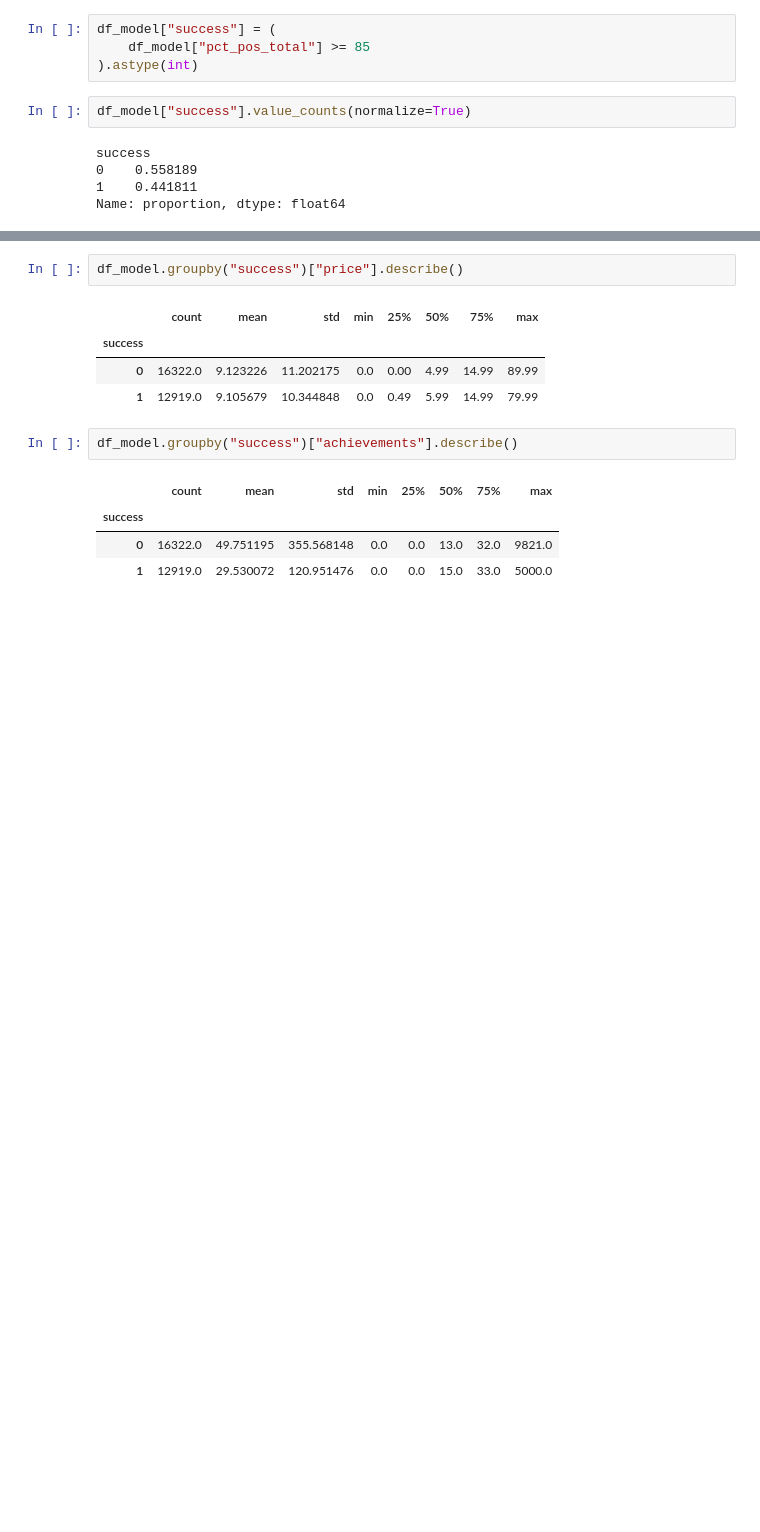
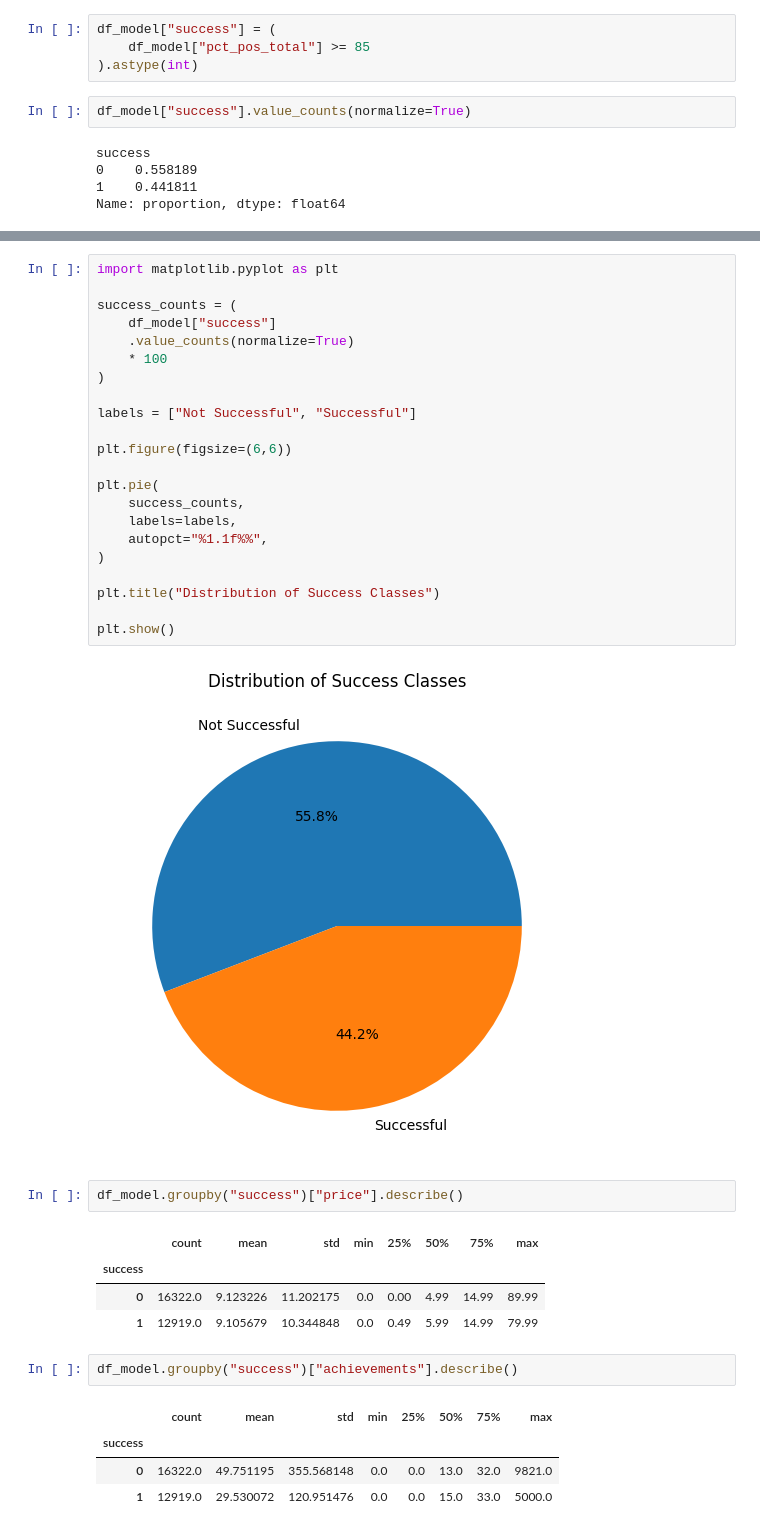
Before and after one commit to emilioano/AppliedAI, a Jupyter notebook: steam_decision_trees/steam_nick.ipynb, the cells around one changed output, grey strips where cells are left out. Saved outputs shown, nothing was run; the diff lists cells and outputs as text; blank space fills up the shorter version.

```diff
--- a/steam_decision_trees/steam_nick.ipynb
+++ b/steam_decision_trees/steam_nick.ipynb
@@ -118,3 +196,27 @@ Name: proportion, dtype: float64
+# %%
+import matplotlib.pyplot as plt
+
+success_counts = (
+    df_model["success"]
+    .value_counts(normalize=True)
+    * 100
+)
+
+labels = ["Not Successful", "Successful"]
+
+plt.figure(figsize=(6,6))
+
+plt.pie(
+    success_counts,
+    labels=labels,
+    autopct="%1.1f%%",
+)
+
+plt.title("Distribution of Success Classes")
+
+plt.show()
+# %% [output]
+[figure, added]
 # %%
 df_model.groupby("success")["price"].describe()
 # %% [output]
```
Also changed, not shown: parts of 20 cells of this notebook, 13 other files.
